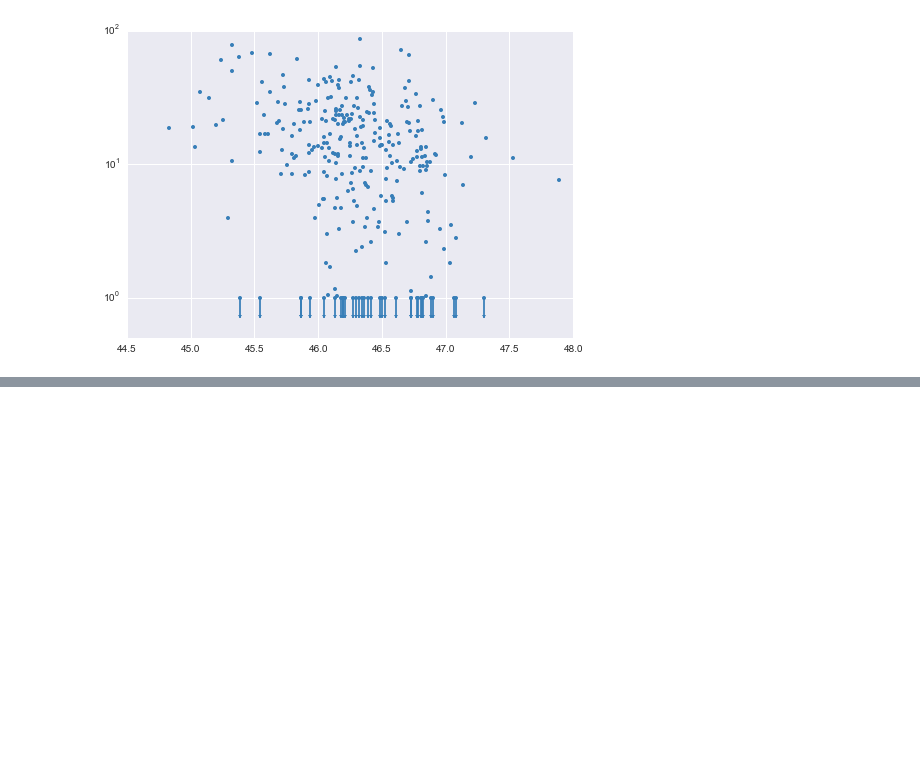
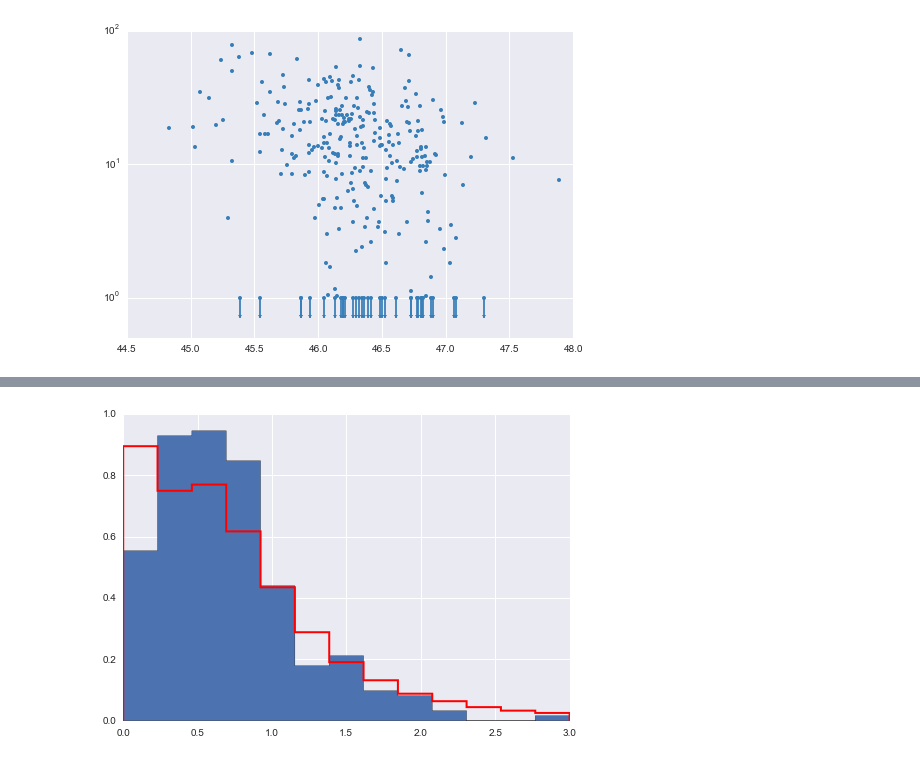
Before and after one commit to liamcoatman/thesis, a Jupyter notebook: Scratch.ipynb, the cells around one changed output, grey strips where cells are left out. Cells and saved outputs as stored; diff of their text form; code cells hidden in the pictures; blank space fills up the shorter version.

```diff
--- a/Scratch.ipynb
+++ b/Scratch.ipynb
@@ -403,0 +1023,5 @@ plt.ylim(-10, 10)
+# %%
+plt.hist(df.OIII_FIT_FE_STRENGTH, normed=True, bins=np.linspace(0, 3, 14), histtype='stepfilled')
+plt.hist(xi, normed=True, bins=np.linspace(0, 3, 14), histtype='step', color='red', lw=2);
+# %% [output]
+[figure, added]
```
Also changed, not shown: parts of 17 cells of this notebook, 14 other files.
